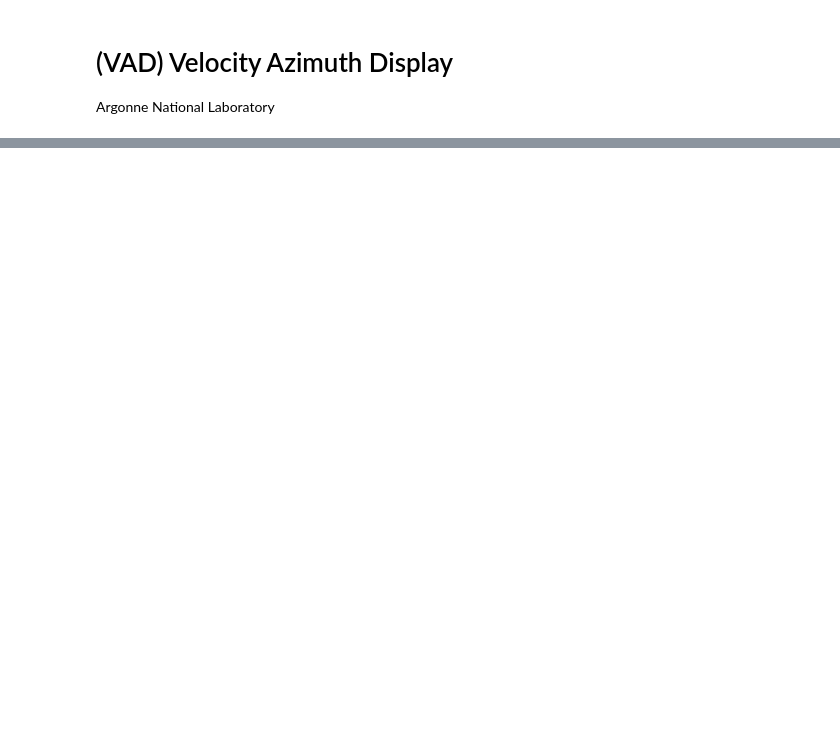
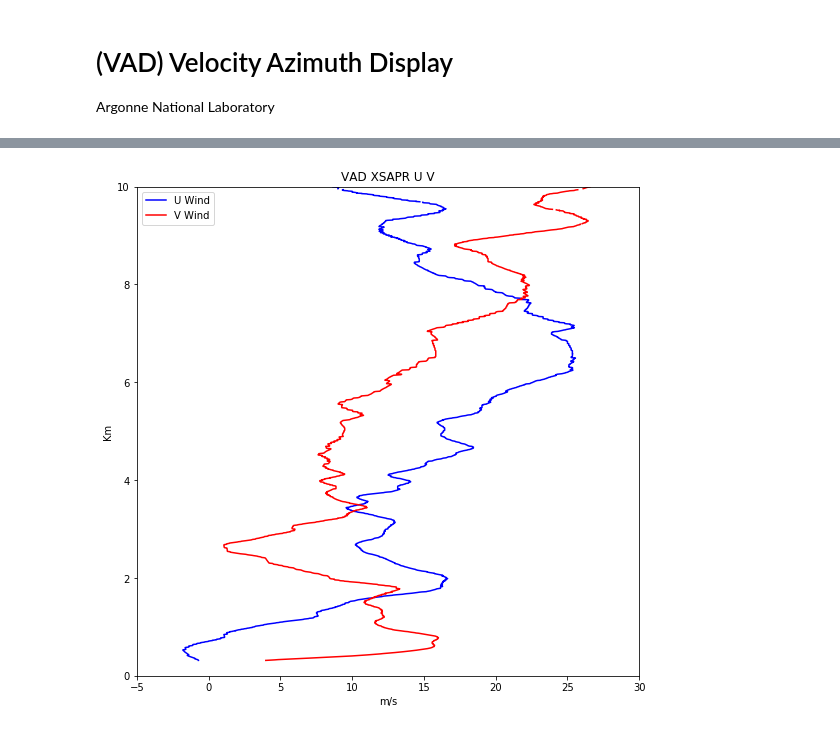
Before and after one commit to jhemedin/vad, a Jupyter notebook: notebooks/vad_michelson.ipynb, the cells around one changed output, grey strips where cells are left out. Saved outputs shown, nothing was run; the diff lists cells and outputs as text; code cells hidden in the pictures; blank space fills up the shorter version.

```diff
--- a/notebooks/vad_michelson.ipynb
+++ b/notebooks/vad_michelson.ipynb
@@ -405,0 +279,6 @@ dataset.units
+# %%
+z_want = np.linspace(314.8, 26766.8, 4953)
+# %%
+#vad = velocity_azimuth_display(radar, 'sim_velocity', z_want=z_want)
+vad = pyart.retrieve.velocity_azimuth_display(radar, 'sim_velocity',
+                                             z_want=z_want)
@@ -405,0 +330,14 @@ dataset.units
+# %%
+fig = plt.figure(figsize=(9,9))
+plt.plot(vad.u_wind, vad.height/1000, 'b-', label='U Wind')
+plt.plot(vad.v_wind, vad.height/1000, 'r-', label='V Wind')
+plt.xlim(-5, 30)
+plt.ylim(0, 10)
+plt.xlabel('m/s')
+plt.ylabel('Km')
+plt.title('VAD XSAPR U V')
+plt.legend(loc=0)
+#plt.savefig('vad_xsapr_uv_zline_default', dpi=300)
+plt.show()
+# %% [output]
+[figure, added]
```
Also changed, not shown: parts of 40 cells of this notebook.
